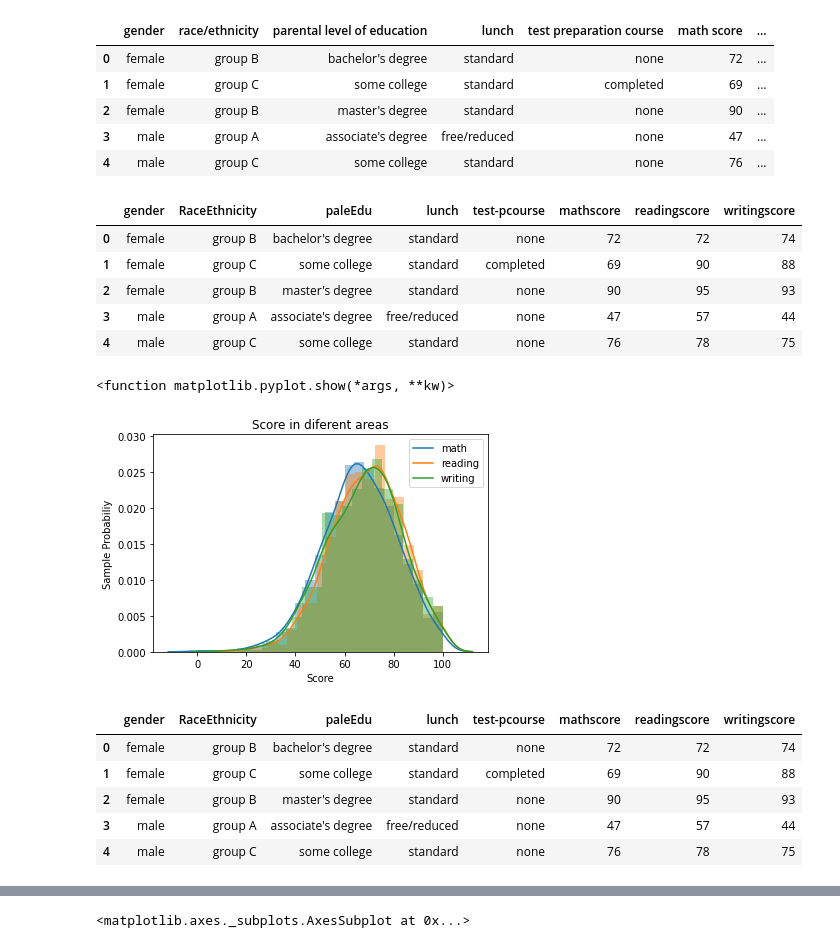
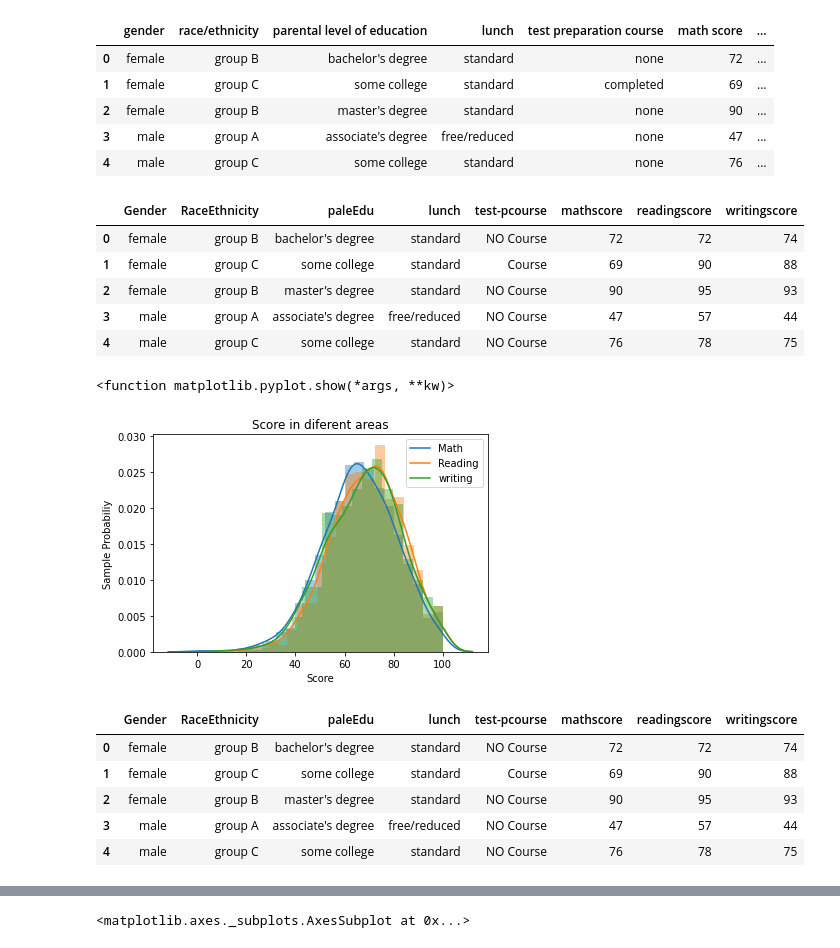
Before and after one commit to lizamaria/2nd-Data-Vizualization-Challenge, a Jupyter notebook: Exercise.ipynb, the cells around one changed output, grey strips where cells are left out. Drawn from its saved outputs; the diff is of its cells as text; code cells hidden in the pictures.

```diff
--- a/Exercise.ipynb
+++ b/Exercise.ipynb
@@ -17,34 +17,39 @@ df.head (5)
 | 3 | male | group A | associate's degree | free/reduced | none | 47 | ... |
 | 4 | male | group C | some college | standard | none | 76 | ... |
 # %%
-df_new = df.rename(columns={'race/ethnicity': 'RaceEthnicity', 'parental level of education':'paleEdu','test preparation course':'test-pcourse', 'math score':'mathscore', 'reading score':'readingscore', 'writing score':'writingscore' }) #, index={'ONE': 'one'}
+# Change the name of most of the columns
+df_new = df.rename(columns={'gender':'Gender','race/ethnicity': 'RaceEthnicity', 'parental level of education':'paleEdu','test preparation course':'test-pcourse', 'math score':'mathscore', 'reading score':'readingscore', 'writing score':'writingscore' }) #, index={'ONE': 'one'}
+# Rename Rows: none as "No Course" and completed as "Course"
+df_new.loc[df_new['test-pcourse']=='completed', 'test-pcourse']='Course'
+df_new.loc[df_new['test-pcourse']=='none', 'test-pcourse']='NO Course'
 df_new.head()
 # %% [output]
-|  | gender | RaceEthnicity | paleEdu | lunch | test-pcourse | mathscore | readingscore | writingscore |
-| 0 | female | group B | bachelor's degree | standard | none | 72 | 72 | 74 |
-| 1 | female | group C | some college | standard | completed | 69 | 90 | 88 |
-| 2 | female | group B | master's degree | standard | none | 90 | 95 | 93 |
-| 3 | male | group A | associate's degree | free/reduced | none | 47 | 57 | 44 |
-| 4 | male | group C | some college | standard | none | 76 | 78 | 75 |
+|  | Gender | RaceEthnicity | paleEdu | lunch | test-pcourse | mathscore | readingscore | writingscore |
+| 0 | female | group B | bachelor's degree | standard | NO Course | 72 | 72 | 74 |
+| 1 | female | group C | some college | standard | Course | 69 | 90 | 88 |
+| 2 | female | group B | master's degree | standard | NO Course | 90 | 95 | 93 |
+| 3 | male | group A | associate's degree | free/reduced | NO Course | 47 | 57 | 44 |
+| 4 | male | group C | some college | standard | NO Course | 76 | 78 | 75 |
 # %%
+# would be nice to compare the score in diferent areas with parent level education
 # First one
-sns.distplot(df_new.mathscore, kde_kws={'label': 'math'})
-sns.distplot(df_new.readingscore, kde_kws={'label': 'reading'})
+sns.distplot(df_new.mathscore, kde_kws={'label': 'Math'})
+sns.distplot(df_new.readingscore, kde_kws={'label': 'Reading'})
 sns.distplot(df_new.writingscore, kde_kws={'label': 'writing'})
 
-plt.title ('Score in diferent areas') # would be nice compare the score in diferent areas with parent level educat
+plt.title ('Score in diferent areas')
 plt.xlabel('Score')
 plt.ylabel('Sample Probabiliy')
 plt.show
 # %% [output]
 <function matplotlib.pyplot.show(*args, **kw)>
-[figure, old version]
+[figure, new version]
 # %%
 df_new.head()
 # %% [output]
-|  | gender | RaceEthnicity | paleEdu | lunch | test-pcourse | mathscore | readingscore | writingscore |
-| 0 | female | group B | bachelor's degree | standard | none | 72 | 72 | 74 |
-| 1 | female | group C | some college | standard | completed | 69 | 90 | 88 |
-| 2 | female | group B | master's degree | standard | none | 90 | 95 | 93 |
-| 3 | male | group A | associate's degree | free/reduced | none | 47 | 57 | 44 |
-| 4 | male | group C | some college | standard | none | 76 | 78 | 75 |
+|  | Gender | RaceEthnicity | paleEdu | lunch | test-pcourse | mathscore | readingscore | writingscore |
+| 0 | female | group B | bachelor's degree | standard | NO Course | 72 | 72 | 74 |
+| 1 | female | group C | some college | standard | Course | 69 | 90 | 88 |
+| 2 | female | group B | master's degree | standard | NO Course | 90 | 95 | 93 |
+| 3 | male | group A | associate's degree | free/reduced | NO Course | 47 | 57 | 44 |
+| 4 | male | group C | some college | standard | NO Course | 76 | 78 | 75 |
```
Also changed, not shown: parts of 4 cells of this notebook, 1 other file.
